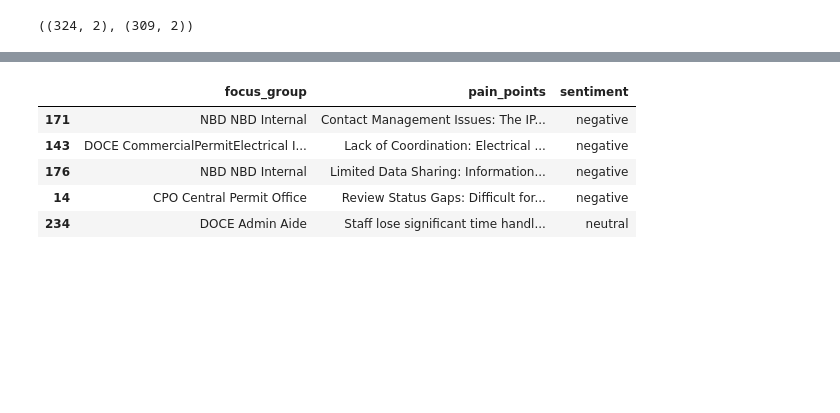
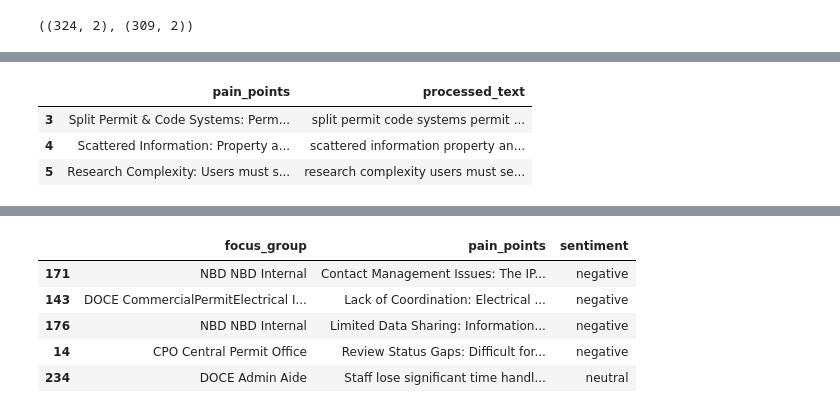
Before and after one commit to lilswapnil/IPS, a Jupyter notebook: round1/code/3. data_preprocessing.ipynb, the cells around one changed output, grey strips where cells are left out. Cells and saved outputs as stored; diff of their text form; code cells hidden in the pictures; blank space fills up the shorter version.

Commit message:
using nltk

```diff
--- a/round1/code/3. data_preprocessing.ipynb
+++ b/round1/code/3. data_preprocessing.ipynb
@@ -34,0 +75,52 @@ df_pain_points.sample(5)
+# %%
+from nltk import RegexpParser
+
+grammar = r"""
+NP:
+    {<JJ>*<NN.*>+}
+"""
+
+chunker = RegexpParser(grammar)
+
+df_pain_points["processed_text"] = (
+    df_pain_points["pain_points"]
+    .fillna("")
+    .astype(str)
+    .str.replace(r"[^A-Za-z\s]", " ", regex=True)
+    .str.replace(r"\s+", " ", regex=True)
+    .str.strip()
+    .str.lower()
+)
+
+df_expectations["processed_text"] = (
+    df_expectations["expectations"]
+    .fillna("")
+    .astype(str)
+    .str.replace(r"[^A-Za-z\s]", " ", regex=True)
+    .str.replace(r"\s+", " ", regex=True)
+    .str.strip()
+    .str.lower()
+)
+
+def extract_phrases(text):
+    tokens = safe_word_tokenize(text)
+    tagged = safe_pos_tag(tokens)
+    tree = chunker.parse(tagged)
+
+    phrases = []
+    for subtree in tree.subtrees():
+        if subtree.label() == "NP":
+            phrase = " ".join(
+                word.lower()
+                for word, _ in subtree.leaves()
+            )
+            phrases.append(phrase)
+
+    return phrases
+
+df_pain_points[["pain_points", "processed_text"]].head(3)
+# %% [output]
+|  | pain_points | processed_text |
+| 3 | Split Permit & Code Systems: Perm... | split permit code systems permit ... |
+| 4 | Scattered Information: Property a... | scattered information property an... |
+| 5 | Research Complexity: Users must s... | research complexity users must se... |
```
Also changed, not shown: parts of 9 cells of this notebook, 29 other files.
